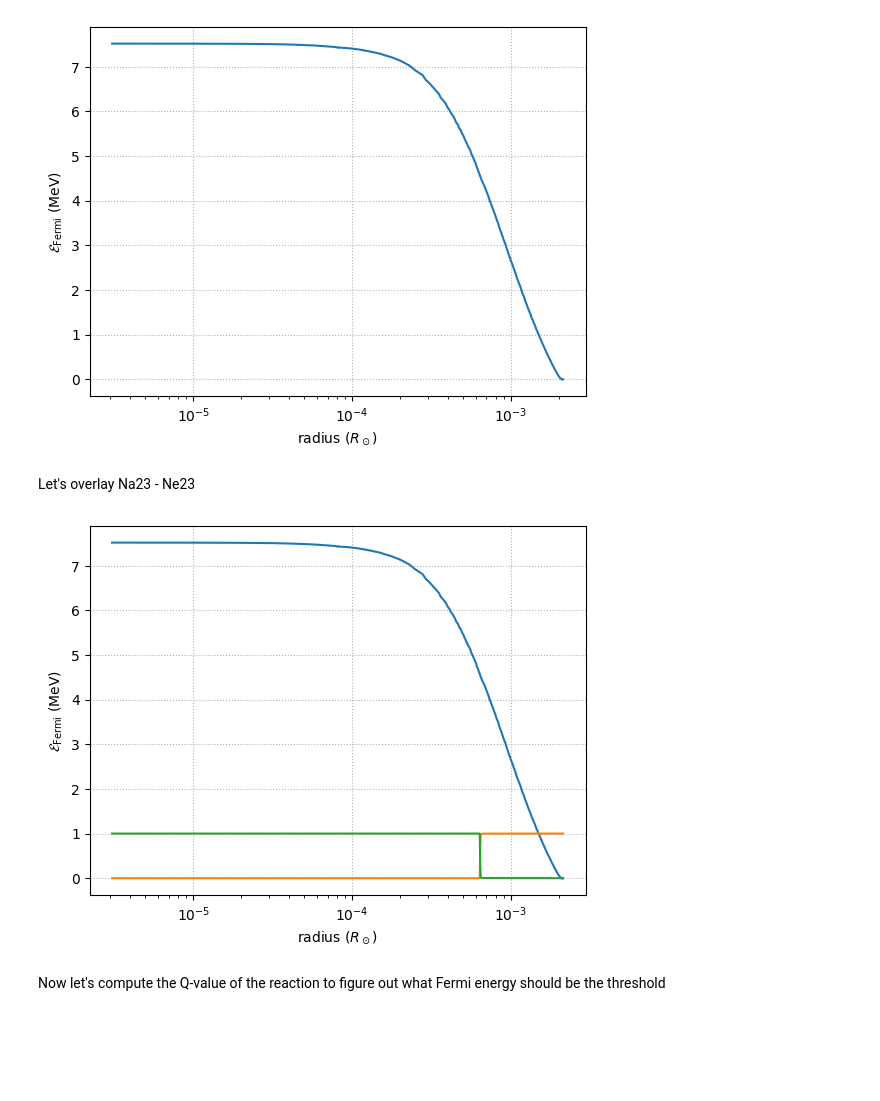
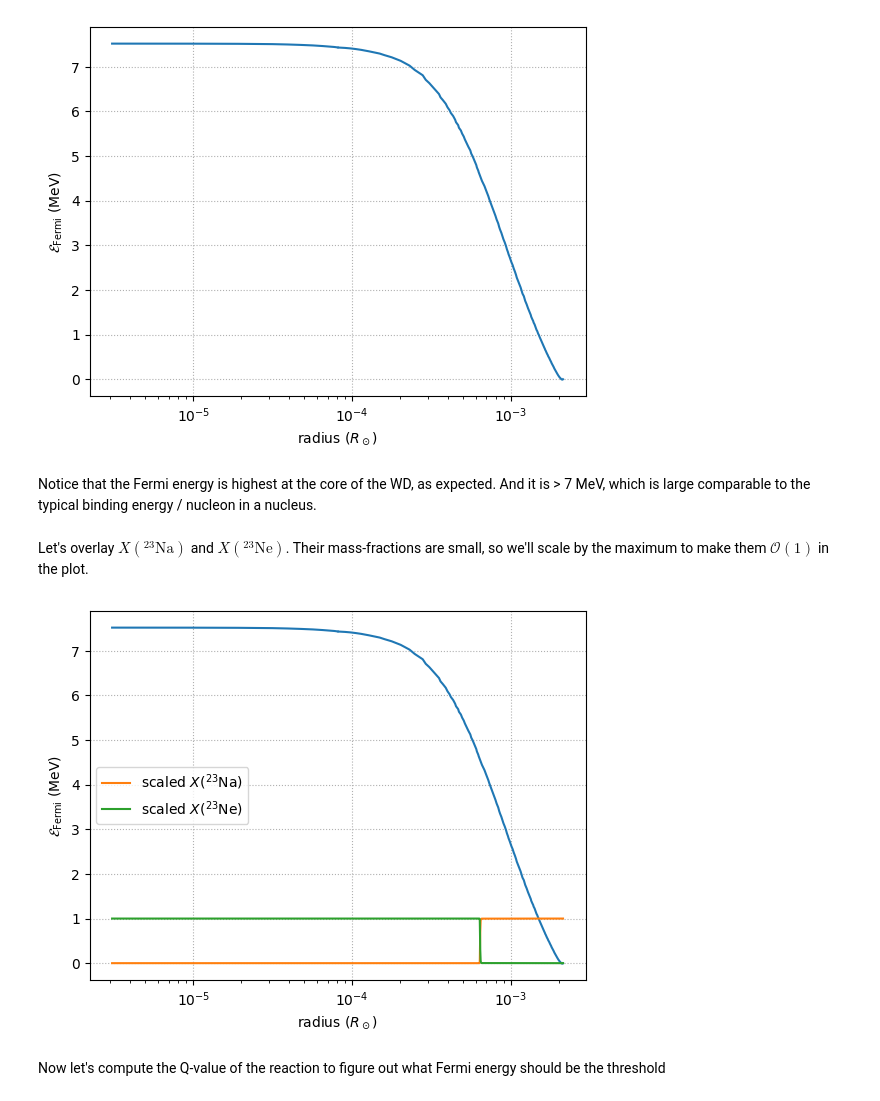
Before and after one commit to zingale/mesa-labs, a Jupyter notebook: docs/source/initial_model.ipynb, the cells around one changed output. Drawn from its saved outputs; the diff is of its cells as text; code cells hidden in the pictures; blank space fills up the shorter version.

```diff
--- a/docs/source/initial_model.ipynb
+++ b/docs/source/initial_model.ipynb
@@ -101,18 +110,23 @@ ax.set_ylabel(r"$\mathcal{E}_\mathrm{Fermi}$ (MeV)")
 ax.grid(ls=":")
 # %% [output]
 [figure]
+# %% [markdown]
+Notice that the Fermi energy is highest at the core of the WD, as expected.
+And it is > 7 MeV, which is large comparable to the typical binding energy
+/ nucleon in a nucleus.
 # %% [markdown]
-Let's overlay Na23 - Ne23
+Let's overlay $X({}^{23}\mathrm{Na})$ and $X({}^{23}\mathrm{Ne})$.  Their mass-fractions are small, so we'll scale by the maximum to make them $\mathcal{O}(1)$ in the plot.
 # %%
 X_na23 = model2.na23
 X_ne23 = model2.ne23
 scale = max(X_na23.max(), X_ne23.max())
 # %%
-ax.semilogx(r2, X_na23/scale)
-ax.semilogx(r2, X_ne23/scale)
+ax.semilogx(r2, X_na23/scale, label=r"scaled $X({}^{23}\mathrm{Na})$")
+ax.semilogx(r2, X_ne23/scale, label=r"scaled $X({}^{23}\mathrm{Ne})$")
+ax.legend()
 fig
 # %% [output]
-[figure, old version]
+[figure, new version]
 # %% [markdown]
 Now let's compute the Q-value of the reaction to figure out what Fermi energy should be the threshold
 # %%
```
Also changed, not shown: parts of 22 cells of this notebook.
